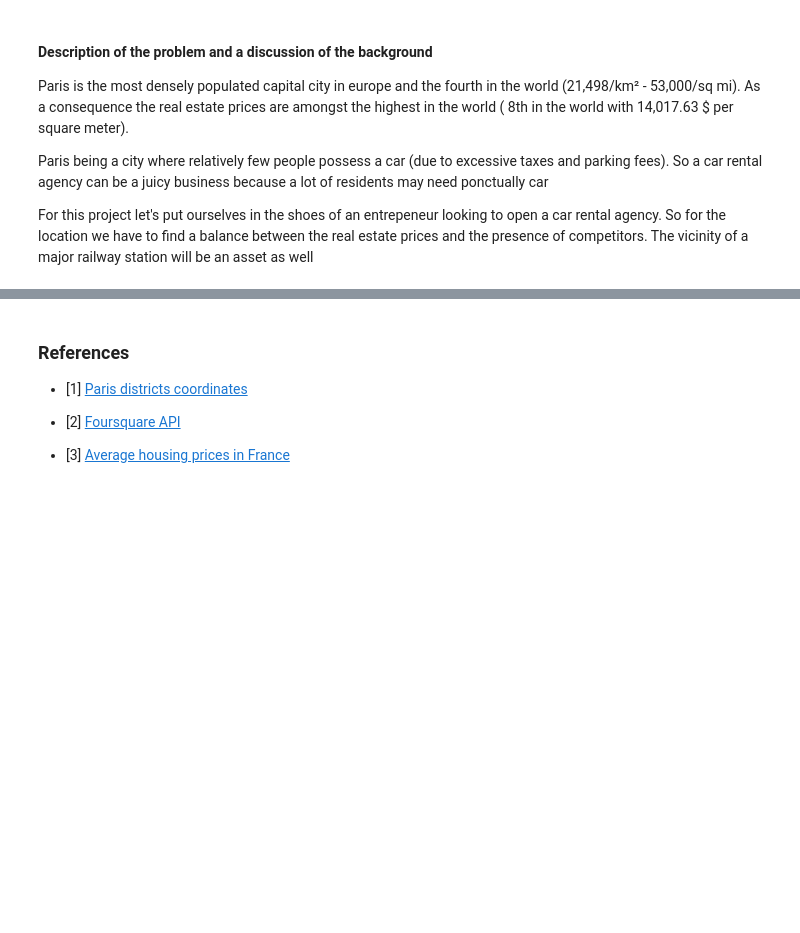
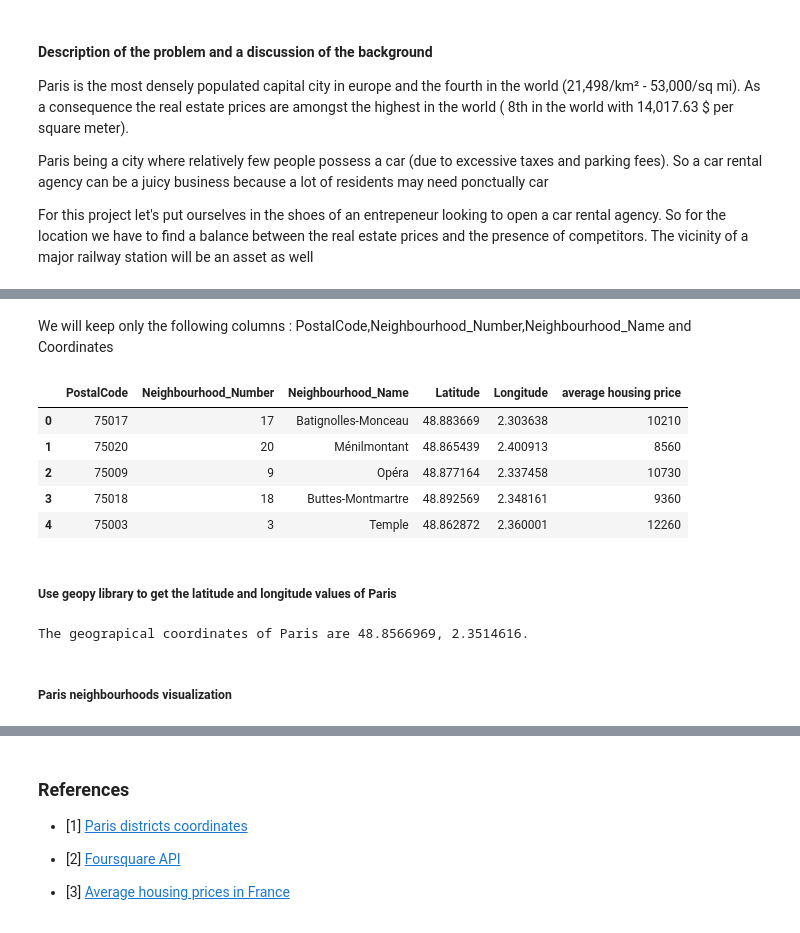
Before and after one commit to RedouanSabir/Coursera_Capstone, a Jupyter notebook: Capstone_Project_The_Battle_of_Neighborhoods_Week1.ipynb, the cells around one changed output, grey strips where cells are left out. Drawn from its saved outputs; the diff is of its cells as text; code cells hidden in the pictures; blank space fills up the shorter version.

```diff
--- a/Capstone_Project_The_Battle_of_Neighborhoods_Week1.ipynb
+++ b/Capstone_Project_The_Battle_of_Neighborhoods_Week1.ipynb
@@ -23,0 +85,26 @@ To solve this problem we will use the following data :
+# %% [markdown]
+We will keep only the following columns : PostalCode,Neighbourhood_Number,Neighbourhood_Name and Coordinates
+# %%
+paris_neighbourhood_df=paris_neighbourhood_df[['PostalCode','Neighbourhood_Number','Neighbourhood_Name','Latitude','Longitude','average housing price']]
+paris_neighbourhood_df.head()
+# %% [output]
+|  | PostalCode | Neighbourhood_Number | Neighbourhood_Name | Latitude | Longitude | average housing price |
+| 0 | 75017 | 17 | Batignolles-Monceau | 48.883669 | 2.303638 | 10210 |
+| 1 | 75020 | 20 | Ménilmontant | 48.865439 | 2.400913 | 8560 |
+| 2 | 75009 | 9 | Opéra | 48.877164 | 2.337458 | 10730 |
+| 3 | 75018 | 18 | Buttes-Montmartre | 48.892569 | 2.348161 | 9360 |
+| 4 | 75003 | 3 | Temple | 48.862872 | 2.360001 | 12260 |
+# %% [markdown]
+##### Use geopy library to get the latitude and longitude values of Paris
+# %%
+address = 'Paris, Île-de-France, France'
+
+geolocator = Nominatim(user_agent="to_explorer")
+location = geolocator.geocode(address)
+latitude = location.latitude
+longitude = location.longitude
+print('The geograpical coordinates of Paris are {}, {}.'.format(latitude, longitude))
+# %% [output]
+The geograpical coordinates of Paris are 48.8566969, 2.3514616.
+# %% [markdown]
+##### Paris neighbourhoods visualization
```
Also changed, not shown: parts of 26 cells of this notebook.
